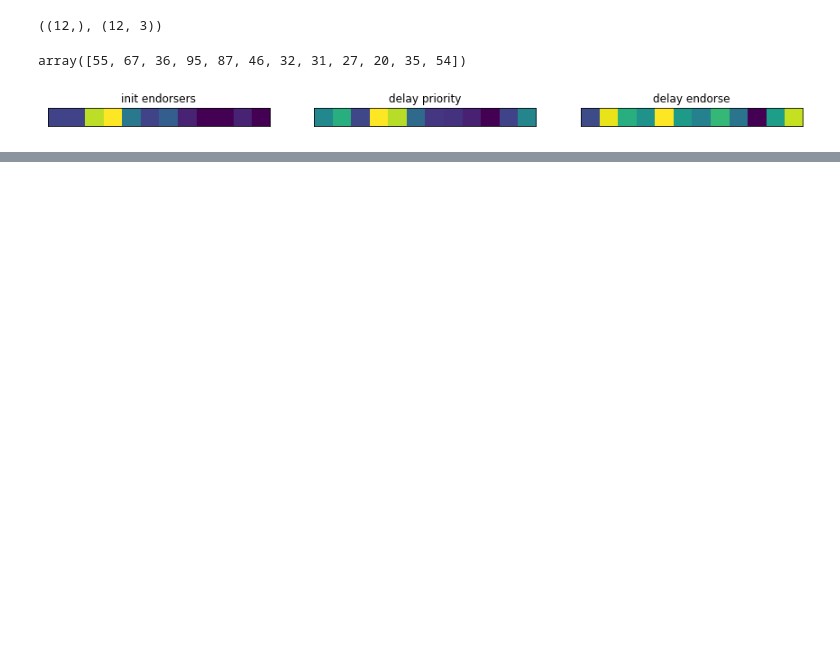
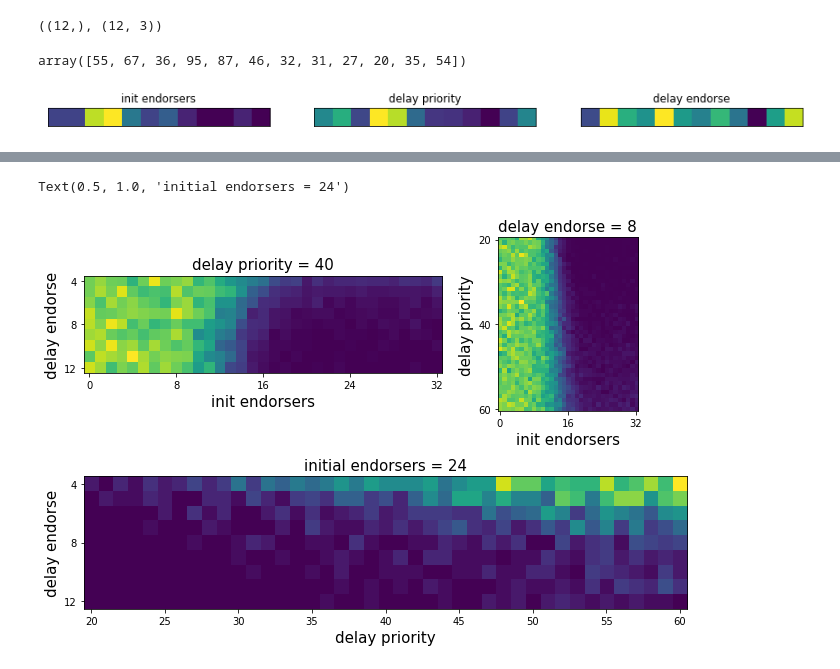
Before and after one commit to michaelneuder/aft-code, a Jupyter notebook: mikes_results.ipynb, the cells around one changed output, grey strips where cells are left out. Saved outputs shown, nothing was run; the diff lists cells and outputs as text; code cells hidden in the pictures; blank space fills up the shorter version.

```diff
--- a/mikes_results.ipynb
+++ b/mikes_results.ipynb
@@ -26,0 +101,34 @@ for ax in axarr:
+# %%
+fig3 = plt.figure(constrained_layout=True, figsize=(9,6))
+gs = fig3.add_gridspec(2, 5)
+f3_ax1 = fig3.add_subplot(gs[0, :3])
+f3_ax2 = fig3.add_subplot(gs[0, 3:])
+f3_ax3 = fig3.add_subplot(gs[1, :])
+
+im = f3_ax1.imshow(np.swapaxes(results[:,20,:], 0, 1))
+f3_ax1.set_yticks([0, 4, 8])
+f3_ax1.set_yticklabels([4, 8, 12])
+f3_ax1.set_xticks([0, 8, 16, 24, 32])
+f3_ax1.set_ylabel('delay endorse', size=15)
+f3_ax1.set_xlabel('init endorsers', size=15)
+f3_ax1.set_title('delay priority = 40', size=15)
+
+im = f3_ax2.imshow(np.swapaxes(results[:,:,4], 0, 1))
+f3_ax2.set_yticks([0, 20, 40])
+f3_ax2.set_yticklabels([20, 40, 60])
+f3_ax2.set_xticks([0, 16, 32])
+f3_ax2.set_xlabel('init endorsers', size=15)
+f3_ax2.set_ylabel('delay priority', size=15)
+f3_ax2.set_title('delay endorse = 8', size=15)
+
+im = f3_ax3.imshow(np.swapaxes(results[24,:,:], 0, 1))
+f3_ax3.set_yticks([0, 4, 8])
+f3_ax3.set_yticklabels([4, 8, 12])
+f3_ax3.set_xticks([0, 5, 10, 15, 20, 25, 30, 35, 40])
+f3_ax3.set_xticklabels([20, 25, 30, 35, 40, 45, 50, 55, 60])
+f3_ax3.set_xlabel('delay priority', size=15)
+f3_ax3.set_ylabel('delay endorse', size=15)
+f3_ax3.set_title('initial endorsers = 24', size=15)
+# %% [output]
+Text(0.5, 1.0, 'initial endorsers = 24')
+[figure, added]
```
Also changed, not shown: parts of 13 cells of this notebook, 3 other files.
